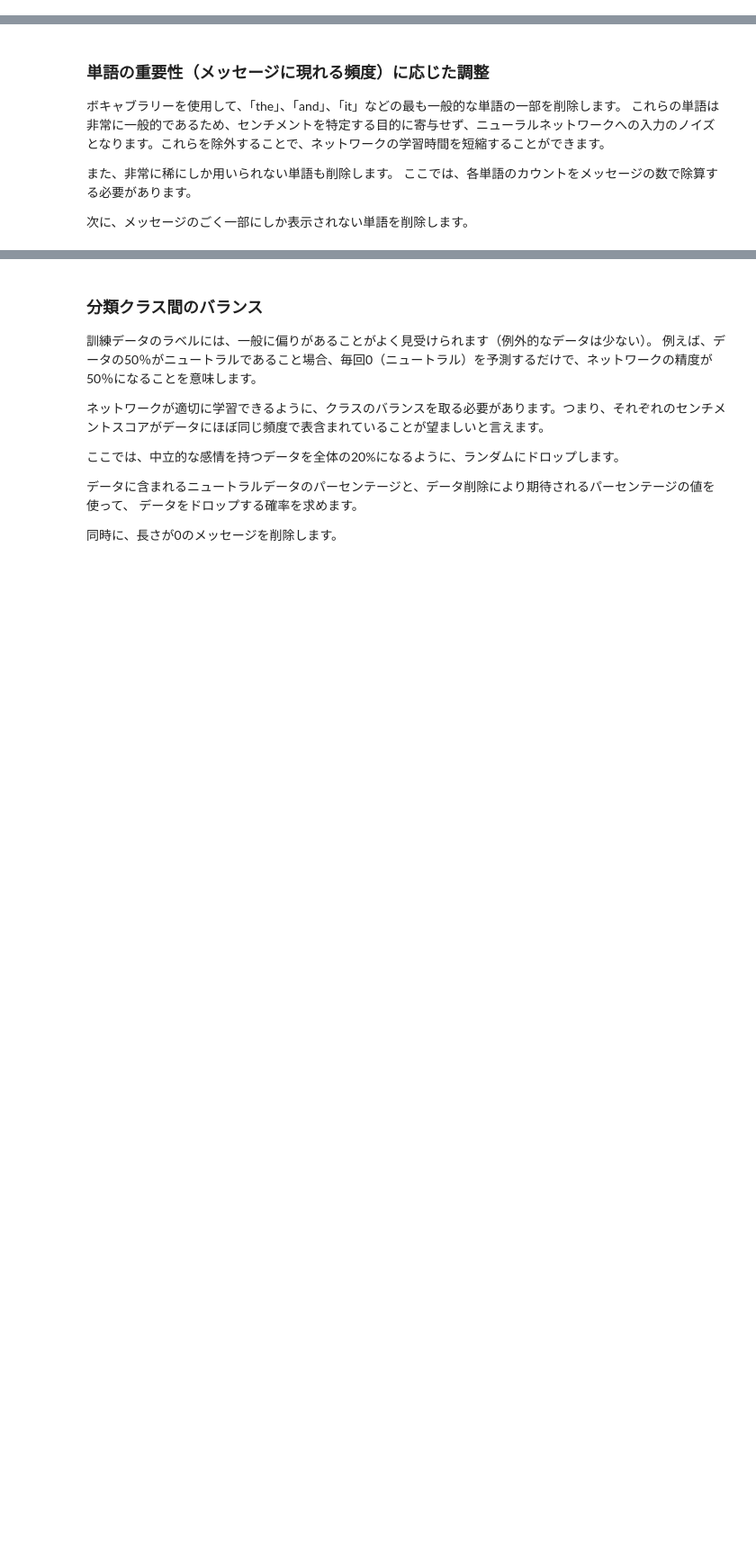
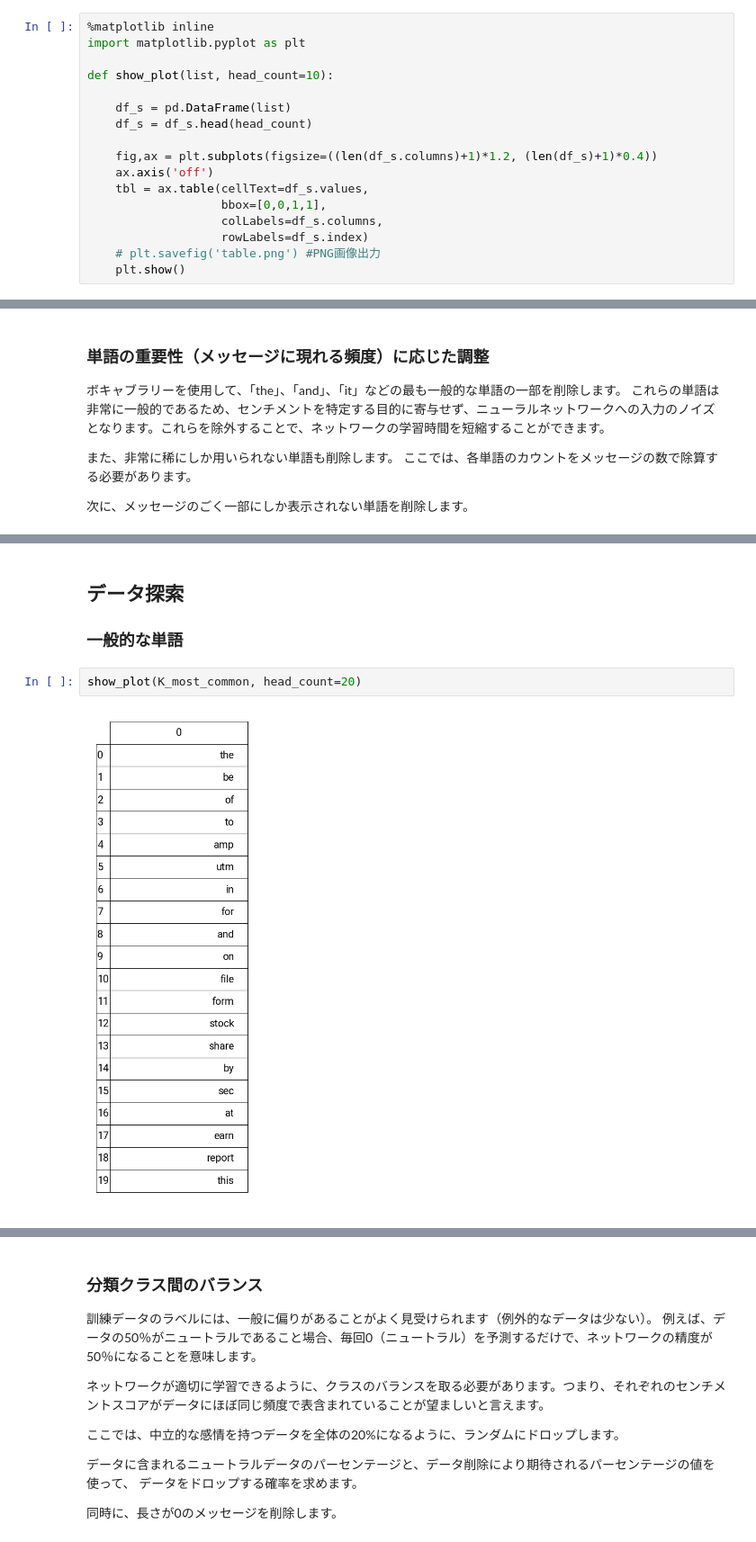
Before and after one commit to YoshiyukiKono/dsml_01_nlp, a Jupyter notebook: nlp_solution.ipynb, the cells around one changed output, grey strips where cells are left out. Shown: that part at 90% size. Cells and saved outputs as stored; diff of their text form; blank space fills up the shorter version.

```diff
--- a/nlp_solution.ipynb
+++ b/nlp_solution.ipynb
@@ -98,3 +99,20 @@ ModuleNotFoundError: No module named 'torch'
+# %%
+%matplotlib inline
+import matplotlib.pyplot as plt
+
+def show_plot(list, head_count=10):
+
+    df_s = pd.DataFrame(list)
+    df_s = df_s.head(head_count)
+
+    fig,ax = plt.subplots(figsize=((len(df_s.columns)+1)*1.2, (len(df_s)+1)*0.4))
+    ax.axis('off')
+    tbl = ax.table(cellText=df_s.values,
+                   bbox=[0,0,1,1],
+                   colLabels=df_s.columns,
+                   rowLabels=df_s.index)
+    # plt.savefig('table.png') #PNG画像出力
+    plt.show()
 # %% [markdown]
 ### ファイルの確認
 
@@ -368,0 +395,8 @@ len(filtered_words): 5644
+# %% [markdown]
+##  データ探索
+
+### 一般的な単語
+# %%
+show_plot(K_most_common, head_count=20)
+# %% [output]
+[figure, added]
```
Also changed, not shown: parts of 35 cells of this notebook.
